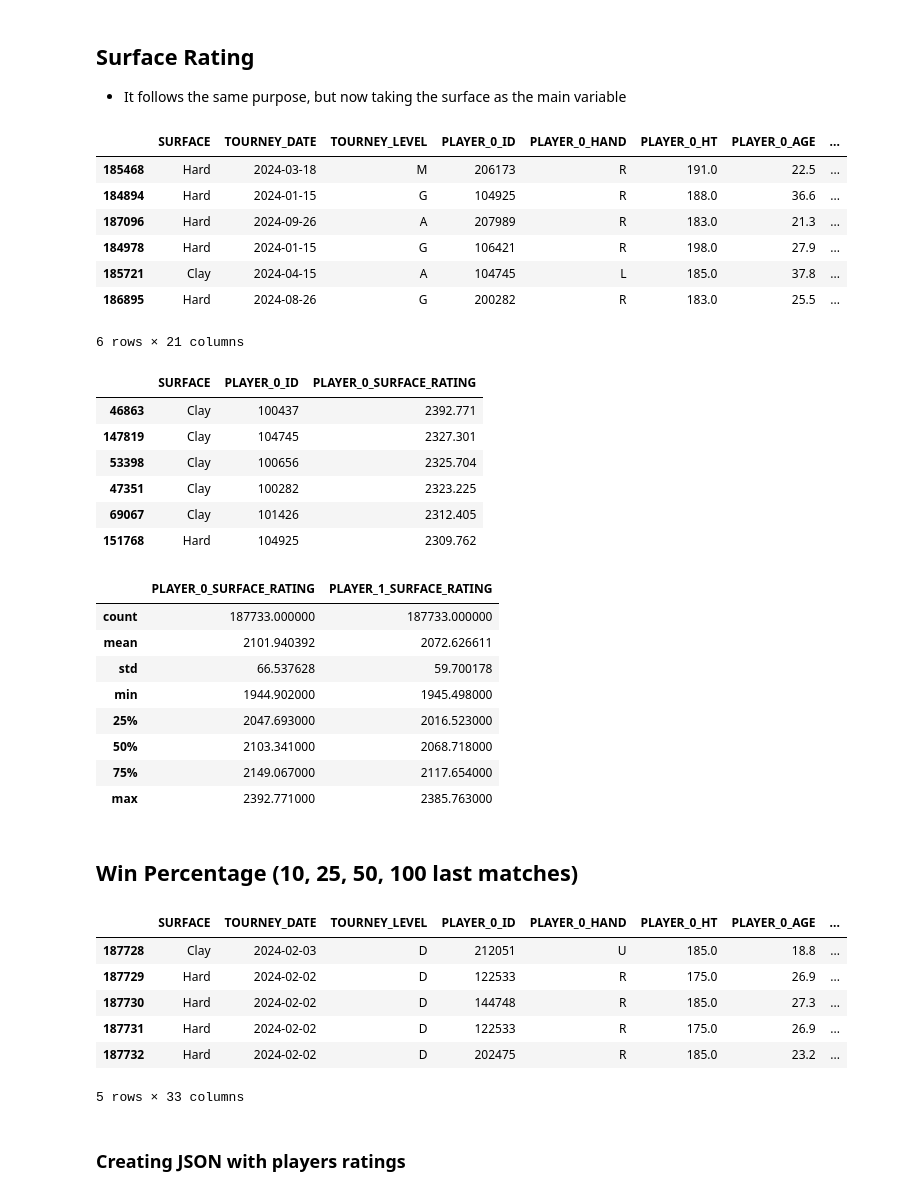
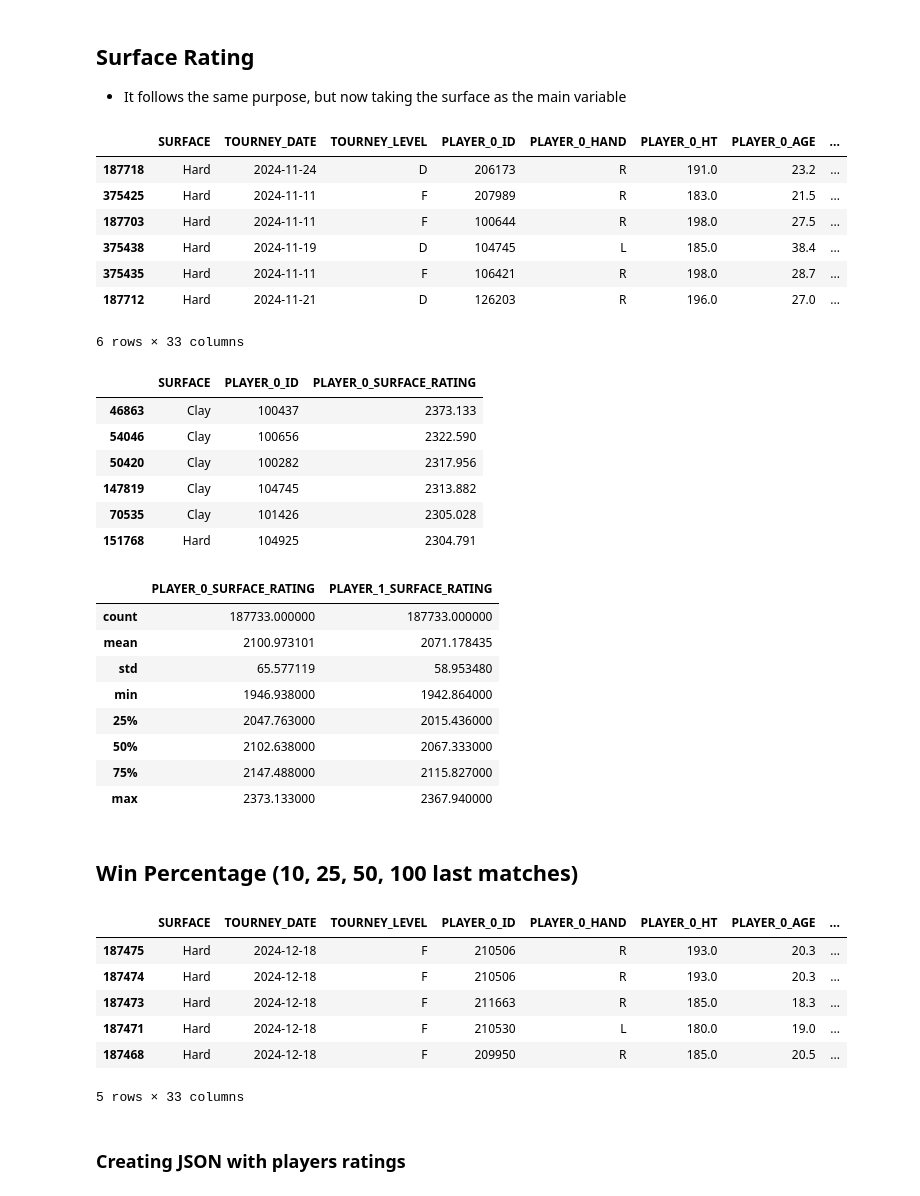
Before and after one commit to PauloRugani/atp-match-predictor, a Jupyter notebook: notebooks/3_feature_engineering.ipynb, the cells around one changed output. Saved outputs shown, nothing was run; the diff lists cells and outputs as text; code cells hidden in the pictures.

Commit message:
fix: order by date

```diff
--- a/notebooks/3_feature_engineering.ipynb
+++ b/notebooks/3_feature_engineering.ipynb
@@ -19,3 +19,5 @@ df = pd.read_csv('../data/processed/2_clean_data.csv', sep=';', encoding='utf-8'
 df.head()
 df['PLAYER_0_ID'] = df['PLAYER_0_ID'].astype(str)
 df['PLAYER_1_ID'] = df['PLAYER_1_ID'].astype(str)
+df = df.sort_values(by='TOURNEY_DATE')
+df.head()
@@ -236,16 +245,16 @@ for index, row in df.iterrows():
     players[player_0][col_surface_rating], players[player_1][col_surface_rating] = new_rating_0, new_rating_1
 # %%
 # Top 5 players in 2024
-df[df['TOURNEY_DATE'] > '2024-01-01'].sort_values(by='PLAYER_0_SURFACE_RATING', ascending=False).drop_duplicates(subset='PLAYER_0_ID').head(6)
+df[df['TOURNEY_DATE'] > '2024-11-01'].sort_values(by='PLAYER_0_SURFACE_RATING', ascending=False).drop_duplicates(subset='PLAYER_0_ID').head(6)
 # %% [output]
 |  | SURFACE | TOURNEY_DATE | TOURNEY_LEVEL | PLAYER_0_ID | PLAYER_0_HAND | PLAYER_0_HT | PLAYER_0_AGE | ... |
-| 185468 | Hard | 2024-03-18 | M | 206173 | R | 191.0 | 22.5 | ... |
-| 184894 | Hard | 2024-01-15 | G | 104925 | R | 188.0 | 36.6 | ... |
-| 187096 | Hard | 2024-09-26 | A | 207989 | R | 183.0 | 21.3 | ... |
-| 184978 | Hard | 2024-01-15 | G | 106421 | R | 198.0 | 27.9 | ... |
-| 185721 | Clay | 2024-04-15 | A | 104745 | L | 185.0 | 37.8 | ... |
-| 186895 | Hard | 2024-08-26 | G | 200282 | R | 183.0 | 25.5 | ... |
+| 187718 | Hard | 2024-11-24 | D | 206173 | R | 191.0 | 23.2 | ... |
+| 375425 | Hard | 2024-11-11 | F | 207989 | R | 183.0 | 21.5 | ... |
+| 187703 | Hard | 2024-11-11 | F | 100644 | R | 198.0 | 27.5 | ... |
+| 375438 | Hard | 2024-11-19 | D | 104745 | L | 185.0 | 38.4 | ... |
+| 375435 | Hard | 2024-11-11 | F | 106421 | R | 198.0 | 28.7 | ... |
+| 187712 | Hard | 2024-11-21 | D | 126203 | R | 196.0 | 27.0 | ... |
-6 rows × 21 columns
+6 rows × 33 columns
 # %%
 df[['SURFACE', 'PLAYER_0_ID', 'PLAYER_0_SURFACE_RATING']] \
     .sort_values(by='PLAYER_0_SURFACE_RATING', ascending=False) \
@@ -253,24 +262,24 @@ df[['SURFACE', 'PLAYER_0_ID', 'PLAYER_0_SURFACE_RATING']] \
     .head(6)
 # %% [output]
 |  | SURFACE | PLAYER_0_ID | PLAYER_0_SURFACE_RATING |
-| 46863 | Clay | 100437 | 2392.771 |
-| 147819 | Clay | 104745 | 2327.301 |
-| 53398 | Clay | 100656 | 2325.704 |
-| 47351 | Clay | 100282 | 2323.225 |
-| 69067 | Clay | 101426 | 2312.405 |
-| 151768 | Hard | 104925 | 2309.762 |
+| 46863 | Clay | 100437 | 2373.133 |
+| 54046 | Clay | 100656 | 2322.590 |
+| 50420 | Clay | 100282 | 2317.956 |
+| 147819 | Clay | 104745 | 2313.882 |
+| 70535 | Clay | 101426 | 2305.028 |
+| 151768 | Hard | 104925 | 2304.791 |
 # %%
 df[['PLAYER_0_SURFACE_RATING', 'PLAYER_1_SURFACE_RATING']].describe()
 # %% [output]
 |  | PLAYER_0_SURFACE_RATING | PLAYER_1_SURFACE_RATING |
 | count | 187733.000000 | 187733.000000 |
-| mean | 2101.940392 | 2072.626611 |
-| std | 66.537628 | 59.700178 |
-| min | 1944.902000 | 1945.498000 |
-| 25% | 2047.693000 | 2016.523000 |
-| 50% | 2103.341000 | 2068.718000 |
-| 75% | 2149.067000 | 2117.654000 |
-| max | 2392.771000 | 2385.763000 |
+| mean | 2100.973101 | 2071.178435 |
+| std | 65.577119 | 58.953480 |
+| min | 1946.938000 | 1942.864000 |
+| 25% | 2047.763000 | 2015.436000 |
+| 50% | 2102.638000 | 2067.333000 |
+| 75% | 2147.488000 | 2115.827000 |
+| max | 2373.133000 | 2367.940000 |
 # %% [markdown]
 ## Win Percentage (10, 25, 50, 100 last matches)
 # %%
@@ -339,11 +348,11 @@ for index, row in df.iterrows():
 df.tail()
 # %% [output]
 |  | SURFACE | TOURNEY_DATE | TOURNEY_LEVEL | PLAYER_0_ID | PLAYER_0_HAND | PLAYER_0_HT | PLAYER_0_AGE | ... |
-| 187728 | Clay | 2024-02-03 | D | 212051 | U | 185.0 | 18.8 | ... |
-| 187729 | Hard | 2024-02-02 | D | 122533 | R | 175.0 | 26.9 | ... |
-| 187730 | Hard | 2024-02-02 | D | 144748 | R | 185.0 | 27.3 | ... |
-| 187731 | Hard | 2024-02-02 | D | 122533 | R | 175.0 | 26.9 | ... |
-| 187732 | Hard | 2024-02-02 | D | 202475 | R | 185.0 | 23.2 | ... |
+| 187475 | Hard | 2024-12-18 | F | 210506 | R | 193.0 | 20.3 | ... |
+| 187474 | Hard | 2024-12-18 | F | 210506 | R | 193.0 | 20.3 | ... |
+| 187473 | Hard | 2024-12-18 | F | 211663 | R | 185.0 | 18.3 | ... |
+| 187471 | Hard | 2024-12-18 | F | 210530 | L | 180.0 | 19.0 | ... |
+| 187468 | Hard | 2024-12-18 | F | 209950 | R | 185.0 | 20.5 | ... |
 5 rows × 33 columns
 # %% [markdown]
 ### Creating JSON with players ratings
```
Also changed, not shown: parts of 9 cells of this notebook, 2 other files.
